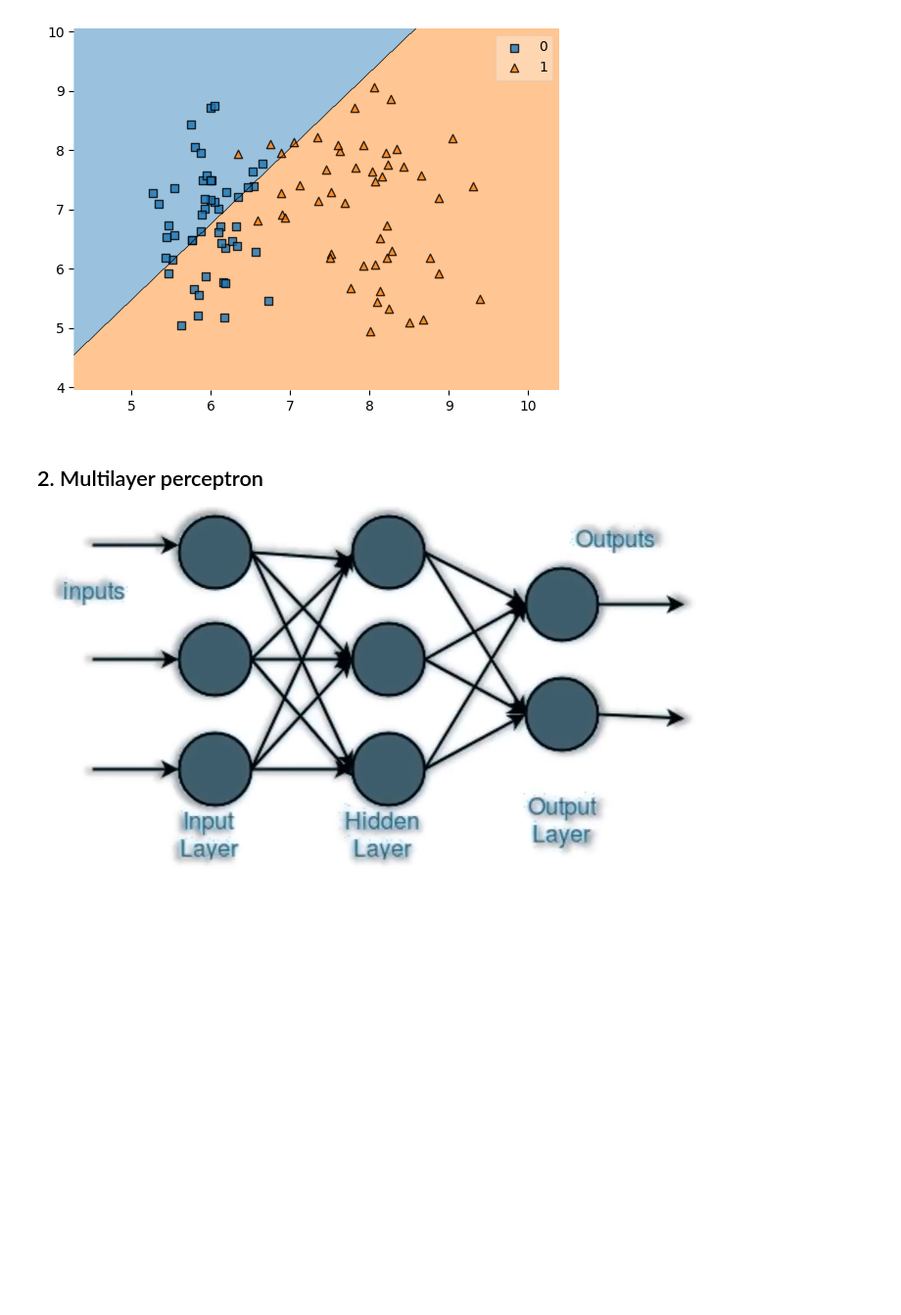
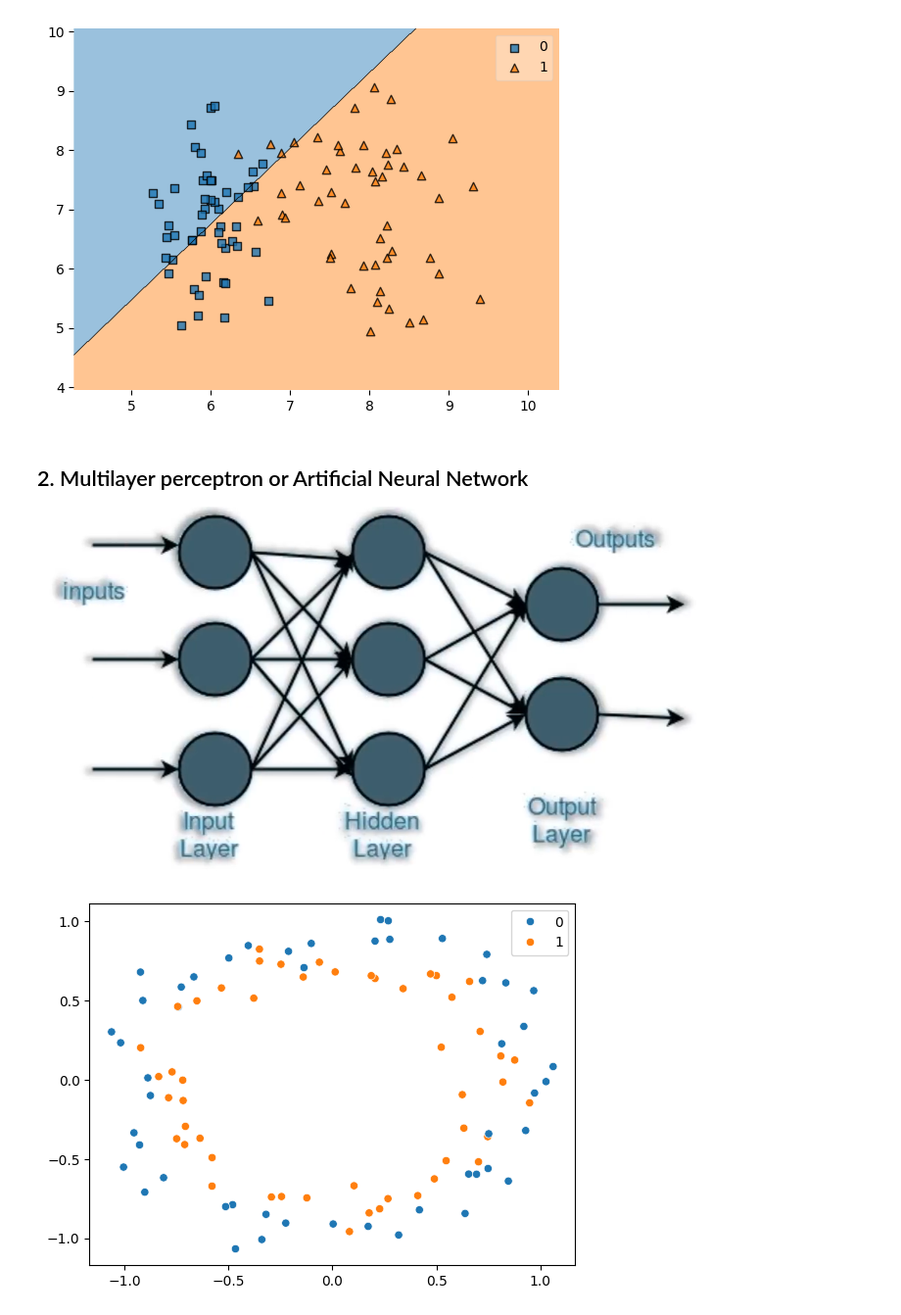
Before and after one commit to harshit193/Learning-Data-Science, a Jupyter notebook: Deep Learning/Perceptron.ipynb, the cells around one changed output. Shown at 98% size. Saved outputs shown, nothing was run; the diff lists cells and outputs as text; code cells hidden in the pictures; blank space fills up the shorter version.

Commit message:
perceptron.ipynb file updated and ann file created

```diff
--- a/Deep Learning/Perceptron.ipynb
+++ b/Deep Learning/Perceptron.ipynb
@@ -58,5 +58,5 @@ plt.show()
 # %% [output]
 [figure]
 # %% [markdown]
-## 2. Multilayer perceptron
+## 2. Multilayer perceptron or Artificial Neural Network
 ![image.png](attachment:image.png)
@@ -62,0 +76,7 @@ plt.show()
+# %%
+x, y = make_circles(n_samples=100, noise=0.1, random_state=1)
+# %%
+sns.scatterplot(x=x[:,0],y=x[:,1], hue=y)
+plt.show()
+# %% [output]
+[figure, added]
```
Also changed, not shown: parts of 8 cells of this notebook, 1 other file.
